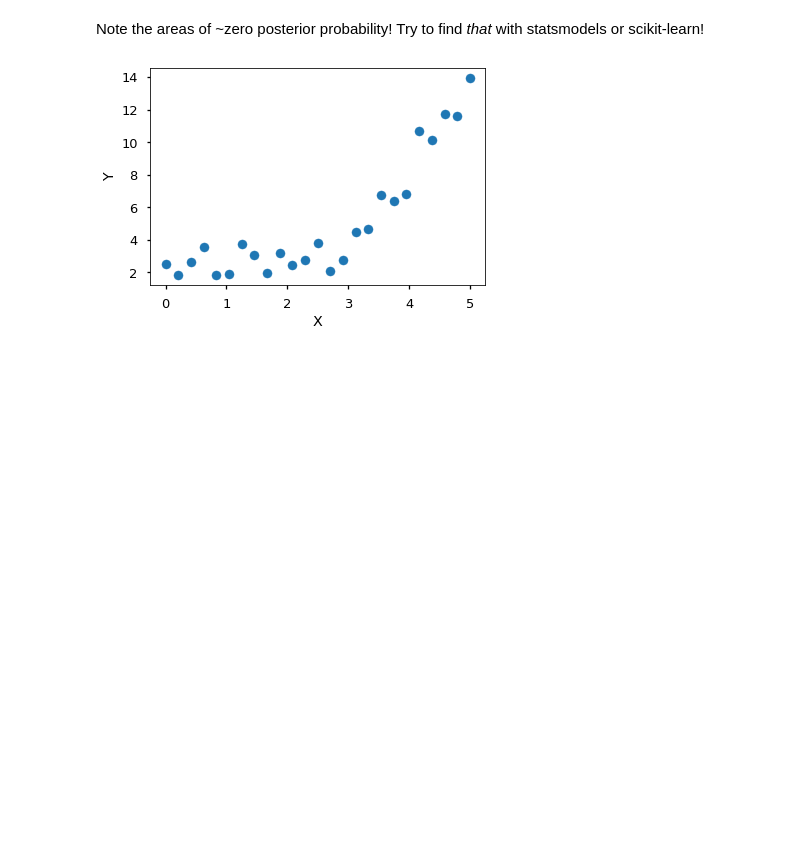
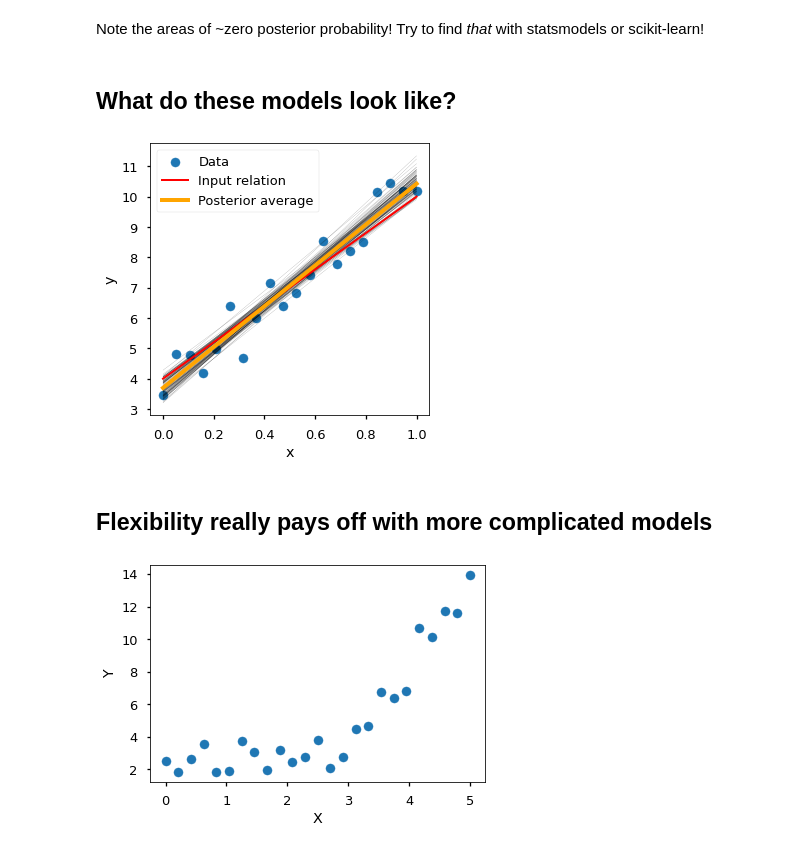
Before and after one commit to harcel/bayesian_student_seminar, a Jupyter notebook: BayesianStudentProgress.ipynb, the cells around one changed output. Saved outputs shown, nothing was run; the diff lists cells and outputs as text; code cells hidden in the pictures; blank space fills up the shorter version.

```diff
--- a/BayesianStudentProgress.ipynb
+++ b/BayesianStudentProgress.ipynb
@@ -272,5 +272,13 @@ az.plot_pair(trace, kind='hexbin', figsize=(7,7));
 # %% [markdown]
 Note the areas of ~zero posterior probability! Try to find *that* with statsmodels or scikit-learn!
+# %% [markdown]
+## What do these models look like?
+# %%
+utils.plot_sampled_models(trace, x=x, y=y)
+# %% [output]
+[figure, added]
+# %% [markdown]
+## Flexibility really pays off with more complicated models
 # %%
 npoints = 25
 np.random.seed(42)
```
Also changed, not shown: parts of 24 cells of this notebook, 5 other files.
